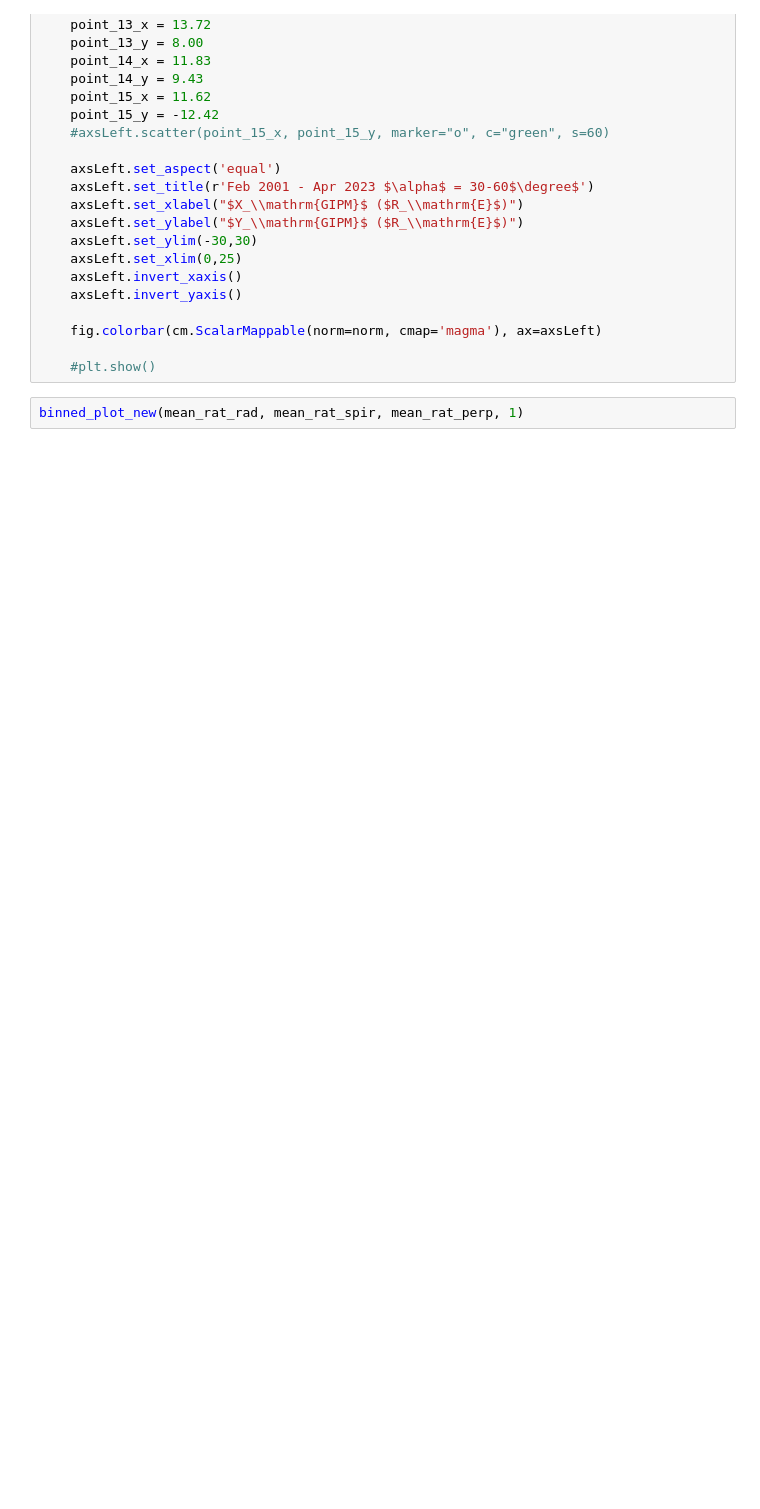
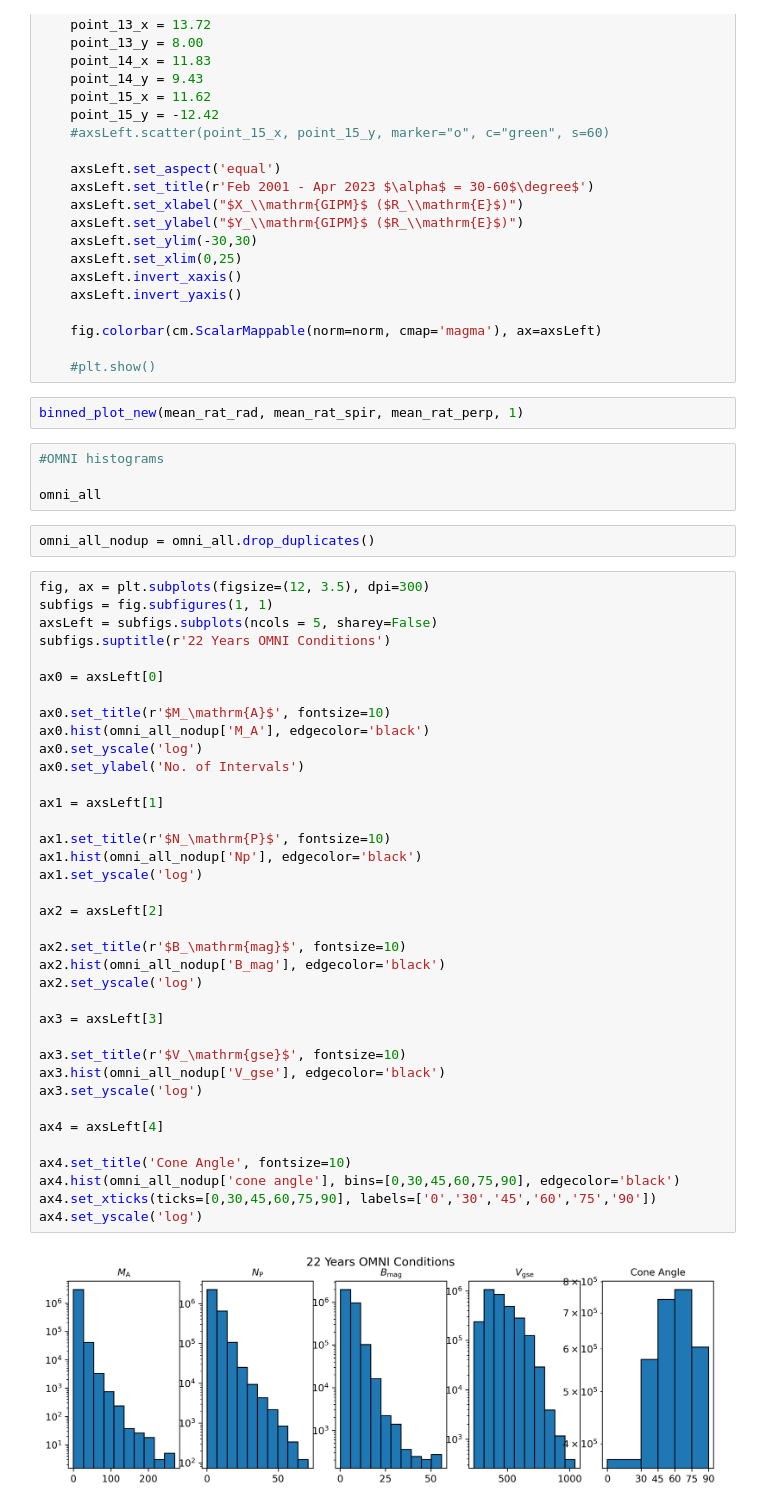
Before and after one commit to solarwindstream/gipm-mapping, a Jupyter notebook: Fine_Binning.ipynb, the cells around one changed output. Drawn from its saved outputs; the diff is of its cells as text; blank space fills up the shorter version.

```diff
--- a/Fine_Binning.ipynb
+++ b/Fine_Binning.ipynb
@@ -2497,3 +1612,48 @@ def binned_plot_new(rad_list, spir_list, perp_list, bin_size):
     #plt.show()
 # %%
 binned_plot_new(mean_rat_rad, mean_rat_spir, mean_rat_perp, 1)
+# %%
+#OMNI histograms
+
+omni_all
+# %%
+omni_all_nodup = omni_all.drop_duplicates()
+# %%
+fig, ax = plt.subplots(figsize=(12, 3.5), dpi=300)
+subfigs = fig.subfigures(1, 1)
+axsLeft = subfigs.subplots(ncols = 5, sharey=False)
+subfigs.suptitle(r'22 Years OMNI Conditions')
+
+ax0 = axsLeft[0]
+
+ax0.set_title(r'$M_\mathrm{A}$', fontsize=10)
+ax0.hist(omni_all_nodup['M_A'], edgecolor='black')
+ax0.set_yscale('log')
+ax0.set_ylabel('No. of Intervals')
+
+ax1 = axsLeft[1]
+
+ax1.set_title(r'$N_\mathrm{P}$', fontsize=10)
+ax1.hist(omni_all_nodup['Np'], edgecolor='black')
+ax1.set_yscale('log')
+
+ax2 = axsLeft[2]
+
+ax2.set_title(r'$B_\mathrm{mag}$', fontsize=10)
+ax2.hist(omni_all_nodup['B_mag'], edgecolor='black')
+ax2.set_yscale('log')
+
+ax3 = axsLeft[3]
+
+ax3.set_title(r'$V_\mathrm{gse}$', fontsize=10)
+ax3.hist(omni_all_nodup['V_gse'], edgecolor='black')
+ax3.set_yscale('log')
+
+ax4 = axsLeft[4]
+
+ax4.set_title('Cone Angle', fontsize=10)
+ax4.hist(omni_all_nodup['cone angle'], bins=[0,30,45,60,75,90], edgecolor='black')
+ax4.set_xticks(ticks=[0,30,45,60,75,90], labels=['0','30','45','60','75','90'])
+ax4.set_yscale('log')
+# %% [output]
+[figure, added]
```
Also changed, not shown: parts of 49 cells of this notebook.
